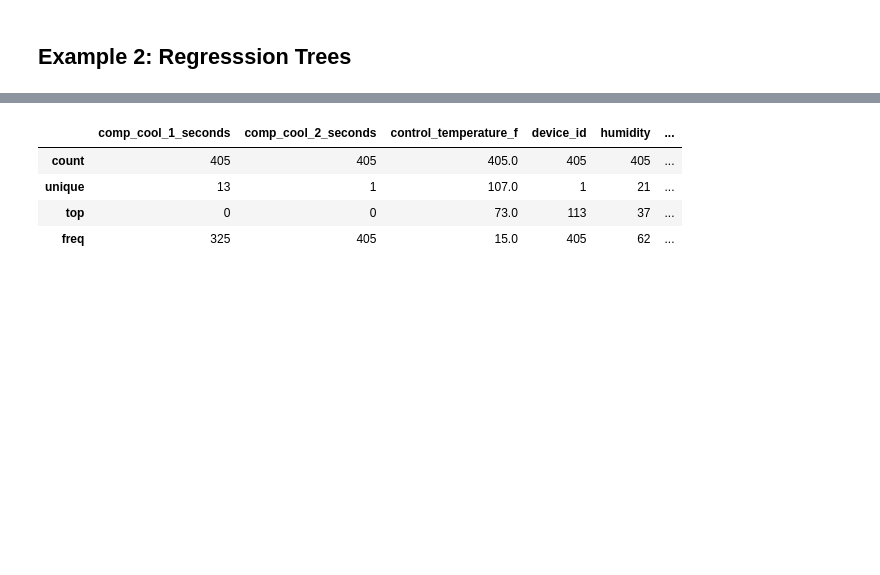
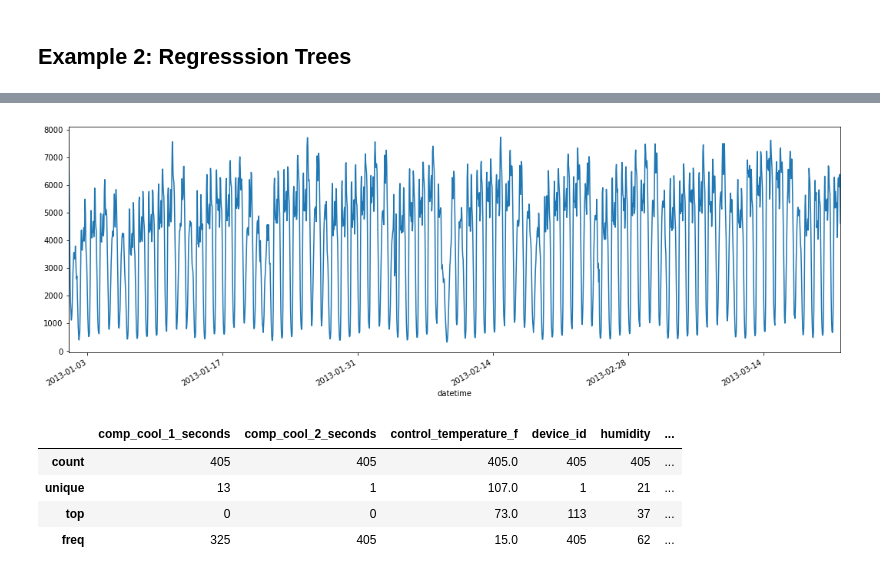
Before and after one commit to Ecohen4/ensemble-learning, a Jupyter notebook: Classification and regression trees.ipynb, the cells around one changed output, grey strips where cells are left out. Drawn from its saved outputs; the diff is of its cells as text; code cells hidden in the pictures; blank space fills up the shorter version.

Commit message:
rolling means

```diff
--- a/Classification and regression trees.ipynb
+++ b/Classification and regression trees.ipynb
@@ -104,0 +109,4 @@ data.occupancy.plot(figsize=(18,6))
+# %%
+data.loc['2013-01-01': '2013-03-21'].occupancy.plot(figsize=(18,6))
+pd.rolling_mean(data.occupancy, window=24).plot(figsize=(18,6))
+# %% [output]
@@ -105,3 +130,4 @@ data.occupancy.plot(figsize=(18,6))
+[figure, added]
 # %%
 weather_url = 'https://gist.githubusercontent.com/Ecohen4/3d397b6d9495221757cb5d877031f732/raw/cc57687164505569abad42de9206605e31d5d8d3/weather_data_sample.csv'
 weather_data = pd.DataFrame.from_csv(weather_url)
```
Also changed, not shown: parts of 4 cells of this notebook.
